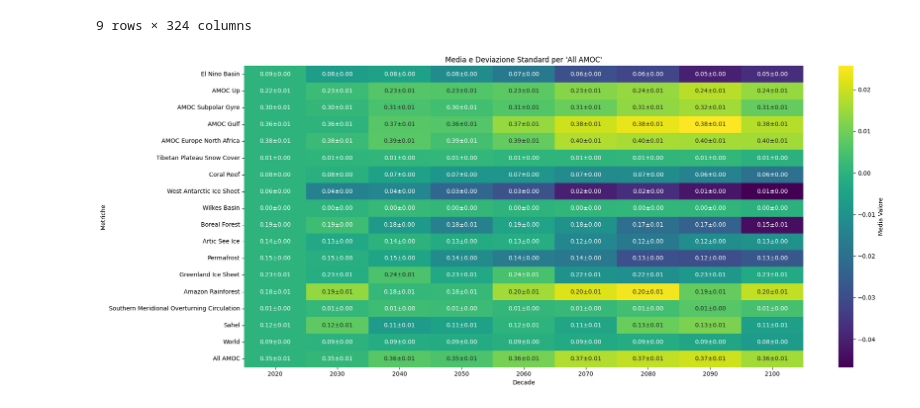
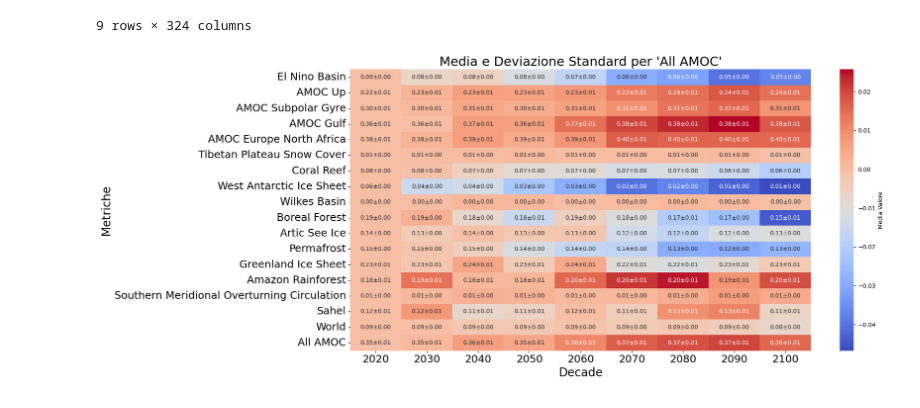
Before and after one commit to tomscag/climate_temporal_networks, a Jupyter notebook: Analysis/Plot_Tipping_Heatmaps.ipynb, the cells around one changed output. Drawn from its saved outputs; the diff is of its cells as text; code cells hidden in the pictures.

```diff
--- a/Analysis/Plot_Tipping_Heatmaps.ipynb
+++ b/Analysis/Plot_Tipping_Heatmaps.ipynb
@@ -252,10 +252,13 @@ df_std_decades
 9 rows × 324 columns
 # %%
 variazione_percentuale = pd.DataFrame(index=df_mean_decades.index, columns=df_mean_decades.columns)
+variazione = pd.DataFrame(index=df_mean_decades.index, columns=df_mean_decades.columns)
+
 for column in df_mean_decades.columns:
     # Usa .iloc[0] per ottenere il primo elemento della colonna
     first_value = df_mean_decades[column].iloc[0]
     variazione_percentuale[column] = df_mean_decades[column].apply(lambda x: (x - first_value))
+    variazione[column] = df_mean_decades[column].apply(lambda x: (x - first_value))
 variazione_percentuale
 # %% [output]
 |  | El Nino Basin |  |  |  |  |  | ... |
@@ -274,33 +277,34 @@ variazione_percentuale
 # %%
 import numpy as np
 import pandas as pd
 import seaborn as sns
 import matplotlib.pyplot as plt
 
 # Supponendo che df_mean_decades e df_std_decades siano i tuoi DataFrame
 # Esempio di creazione di annotazioni che combinano media e deviazione standard
 mean_values = df_mean_decades['All AMOC'].values
 std_values = df_std_decades['All AMOC'].values
 
 # Calcola le annotazioni come stringhe
 annotations = np.array([f"{mean:.2f}±{std:.2f}" for mean, std in zip(mean_values.flatten(), std_values.flatten())]).reshape(mean_values.shape)
 
 # Trasforma le annotazioni in un DataFrame per mantenere gli indici corretti
 annotations_df = pd.DataFrame(annotations, index=df_mean_decades['All AMOC'].index, columns=df_mean_decades['All AMOC'].columns)
 
 plt.figure(figsize=(20, 8))
 # Usando il DataFrame delle annotazioni con Seaborn heatmap
 
-ax = sns.heatmap(variazione_percentuale['All AMOC'].T, annot=annotations_df.T, fmt="", cmap="viridis",
+ax = sns.heatmap(variazione['All AMOC'].T, annot=annotations_df.T, fmt="", cmap="coolwarm",
                  cbar_kws={'label': 'Media Valore'})
 
 #ax = sns.heatmap(df_mean_decades['All AMOC'].T, annot=annotations_df.T, fmt="", cmap="viridis",
- #                cbar_kws={'label': 'Media Valore'})
+#                cbar_kws={'label': 'Media Valore'})
 
-plt.title("Media e Deviazione Standard per 'All AMOC'")
-plt.xlabel("Decade")
-plt.ylabel("Metriche")
+ax.set_title("Media e Deviazione Standard per 'All AMOC'", fontsize=22)
+ax.set_xlabel("Decade", fontsize=20)
+ax.set_ylabel("Metriche", fontsize=20)
+ax.tick_params(axis='both', which='major', labelsize=18)
 plt.tight_layout()
 plt.show()
 # %% [output]
-[figure, old version]
+[figure, new version]
```
Also changed, not shown: parts of 1 cell of this notebook.
